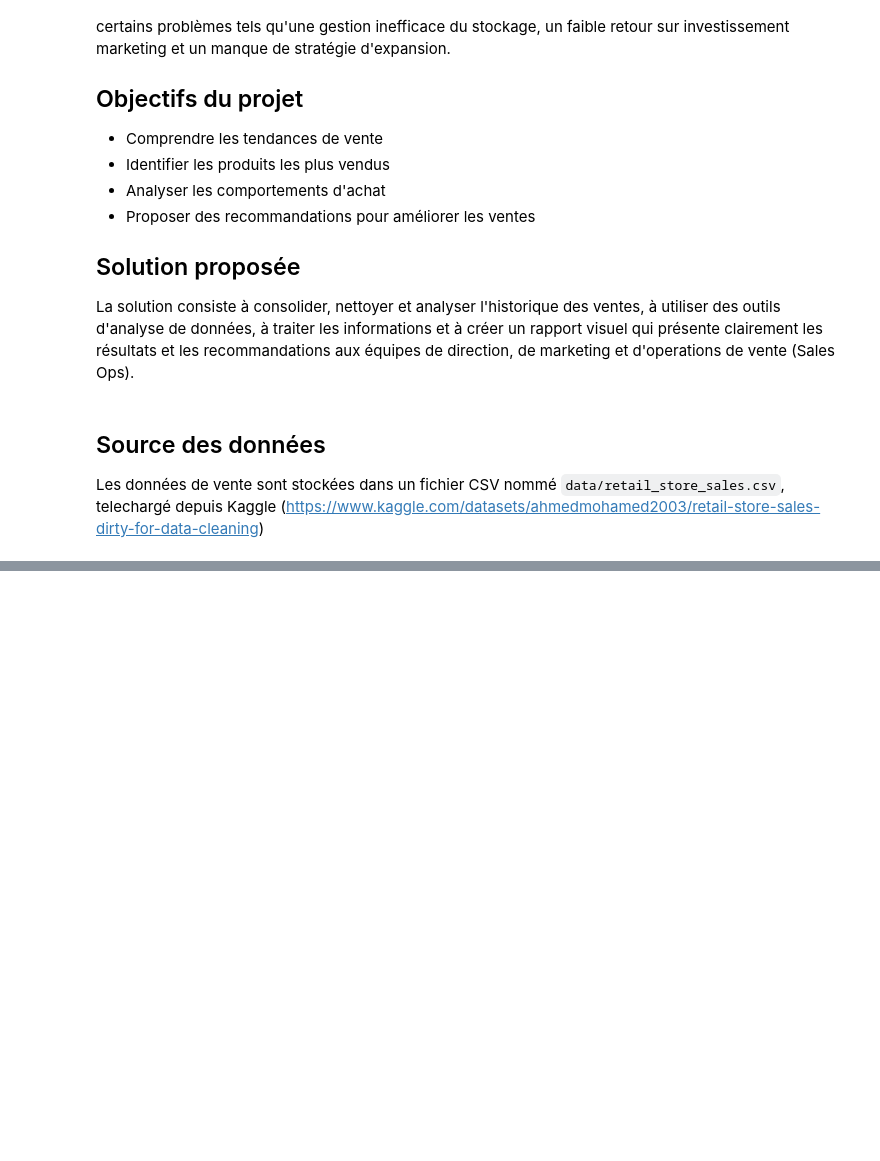
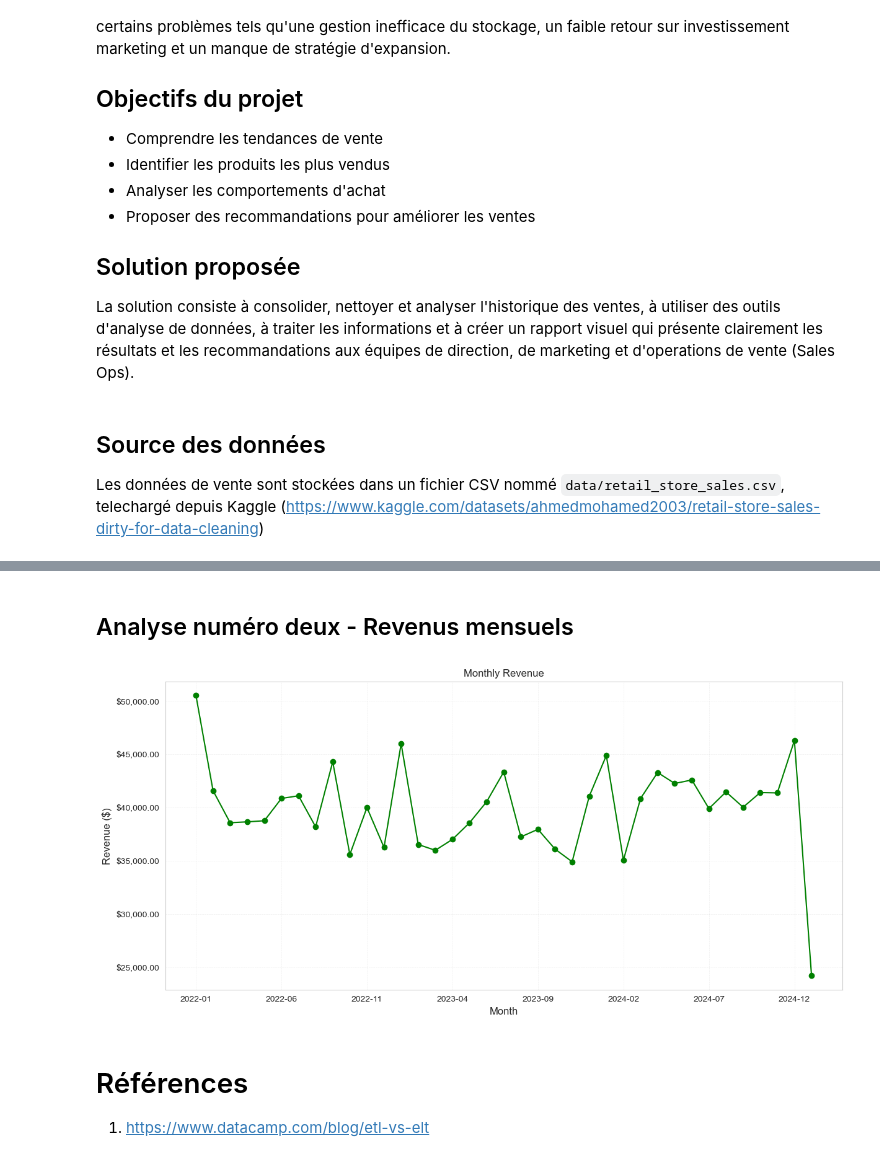
Before and after one commit to gezielcarvalho/commerce, a Jupyter notebook: commerce.ipynb, the cells around one changed output, grey strips where cells are left out. Cells and saved outputs as stored; diff of their text form; code cells hidden in the pictures; blank space fills up the shorter version.

Commit message:
Monthly income analysis

```diff
--- a/commerce.ipynb
+++ b/commerce.ipynb
@@ -37,0 +163,26 @@ ModuleNotFoundError: No module named 'kagglehub'
+# %% [markdown]
+## Analyse numéro deux - Revenus mensuels
+# %%
+from shutil import which
+import matplotlib.ticker as mticker
+
+
+sales_data['Month'] = sales_data['Transaction Date'].dt.to_period('M')
+monthly_revenue = sales_data.groupby('Month')['Revenue'].sum()
+monthly_revenue.index = monthly_revenue.index.strftime('%Y-%m')
+plt.figure(figsize=(12, 6))
+plt.gca().yaxis.set_major_formatter(mticker.StrMethodFormatter('${x:,.2f}'))
+plt.title('Monthly Revenue')
+plt.xlabel('Month', fontsize=12)
+plt.ylabel('Revenue ($)', fontsize=12)
+plt.xticks(rotation = 45)
+plt.grid(True, which='both', linestyle='--', linewidth=0.5, alpha=0.3)
+plt.tight_layout()
+monthly_revenue.plot(kind='line', marker='o', linestyle='-', color='green')
+plt.show()
+# %% [output]
+[figure, added]
+# %% [markdown]
+# Références
+
+1. https://www.datacamp.com/blog/etl-vs-elt
```
Also changed, not shown: parts of 10 cells of this notebook.
